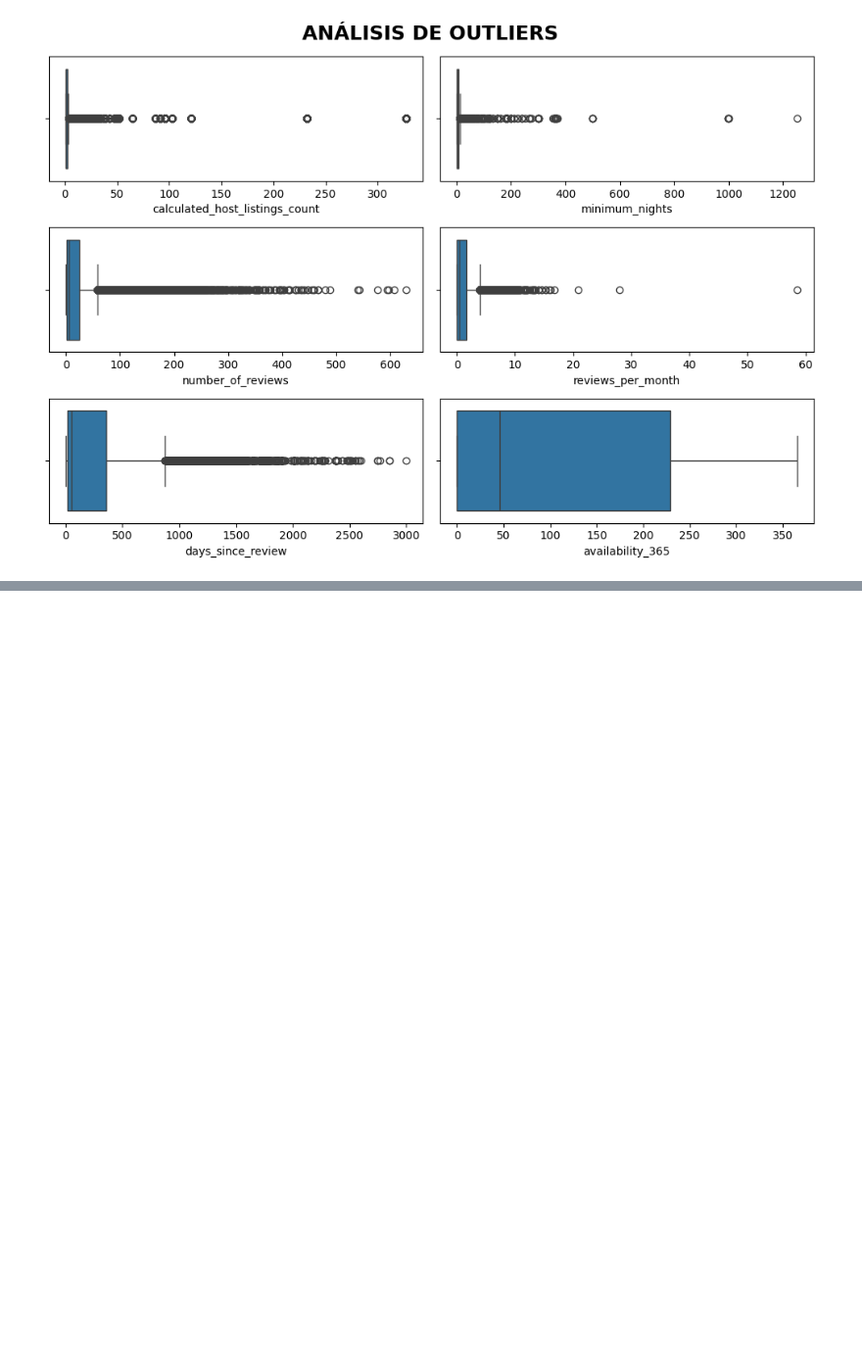
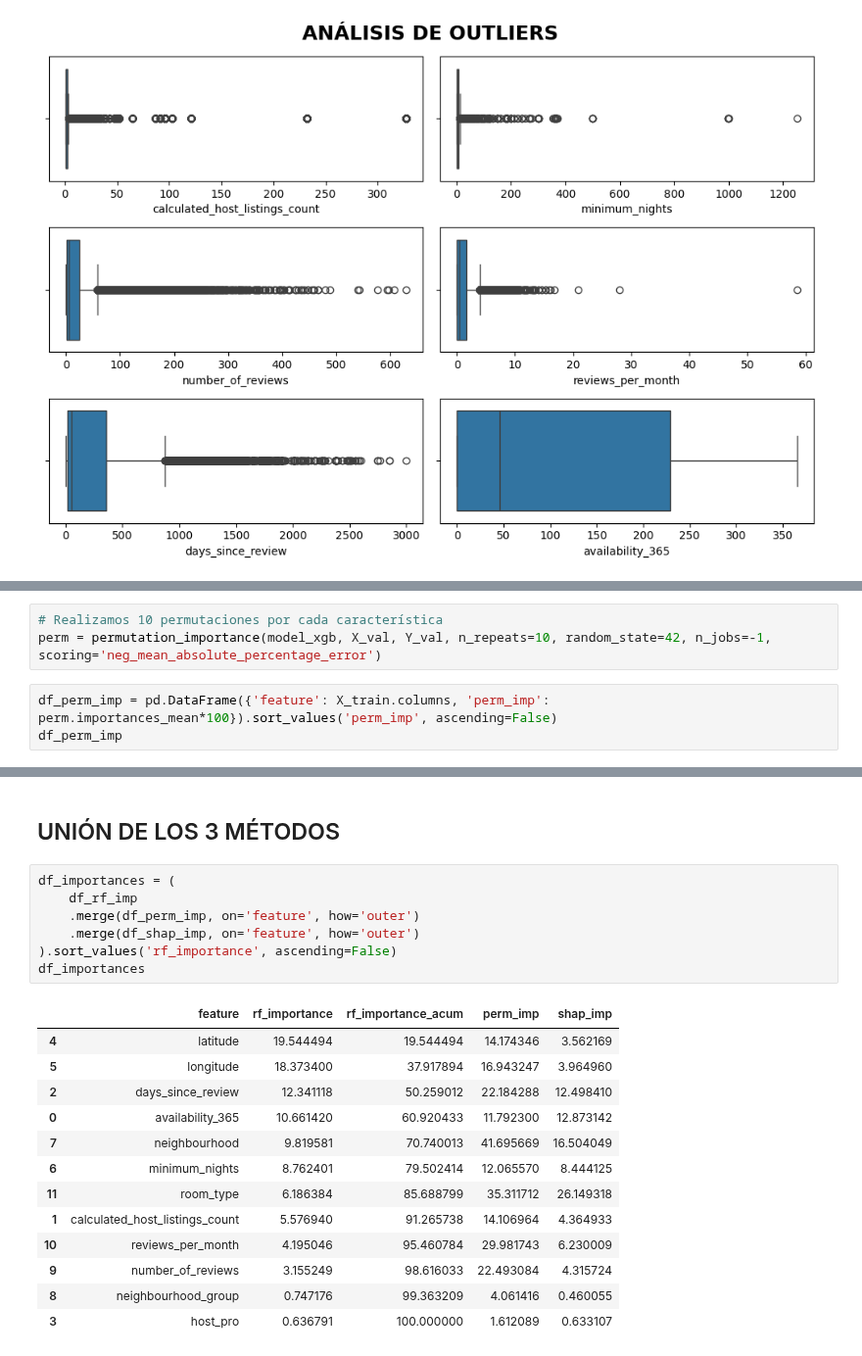
Before and after one commit to 4GeeksAcademy/cathycaz-intro-ml, a Jupyter notebook: src/00-eda.ipynb, the cells around one changed output, grey strips where cells are left out. Shown at 98% size. Drawn from its saved outputs; the diff is of its cells as text; blank space fills up the shorter version.

```diff
--- a/src/00-eda.ipynb
+++ b/src/00-eda.ipynb
@@ -715,0 +838,6 @@ plt.show()
+# %%
+# Realizamos 10 permutaciones por cada característica
+perm = permutation_importance(model_xgb, X_val, Y_val, n_repeats=10, random_state=42, n_jobs=-1, scoring='neg_mean_absolute_percentage_error')
+# %%
+df_perm_imp = pd.DataFrame({'feature': X_train.columns, 'perm_imp': perm.importances_mean*100}).sort_values('perm_imp', ascending=False)
+df_perm_imp
@@ -715,0 +901,23 @@ plt.show()
+# %% [markdown]
+## UNIÓN DE LOS 3 MÉTODOS
+# %%
+df_importances = (
+    df_rf_imp
+    .merge(df_perm_imp, on='feature', how='outer')
+    .merge(df_shap_imp, on='feature', how='outer')
+).sort_values('rf_importance', ascending=False)
+df_importances
+# %% [output]
+|  | feature | rf_importance | rf_importance_acum | perm_imp | shap_imp |
+| 4 | latitude | 19.544494 | 19.544494 | 14.174346 | 3.562169 |
+| 5 | longitude | 18.373400 | 37.917894 | 16.943247 | 3.964960 |
+| 2 | days_since_review | 12.341118 | 50.259012 | 22.184288 | 12.498410 |
+| 0 | availability_365 | 10.661420 | 60.920433 | 11.792300 | 12.873142 |
+| 7 | neighbourhood | 9.819581 | 70.740013 | 41.695669 | 16.504049 |
+| 6 | minimum_nights | 8.762401 | 79.502414 | 12.065570 | 8.444125 |
+| 11 | room_type | 6.186384 | 85.688799 | 35.311712 | 26.149318 |
+| 1 | calculated_host_listings_count | 5.576940 | 91.265738 | 14.106964 | 4.364933 |
+| 10 | reviews_per_month | 4.195046 | 95.460784 | 29.981743 | 6.230009 |
+| 9 | number_of_reviews | 3.155249 | 98.616033 | 22.493084 | 4.315724 |
+| 8 | neighbourhood_group | 0.747176 | 99.363209 | 4.061416 | 0.460055 |
+| 3 | host_pro | 0.636791 | 100.000000 | 1.612089 | 0.633107 |
```
Also changed, not shown: parts of 42 cells of this notebook, 3 other files.
